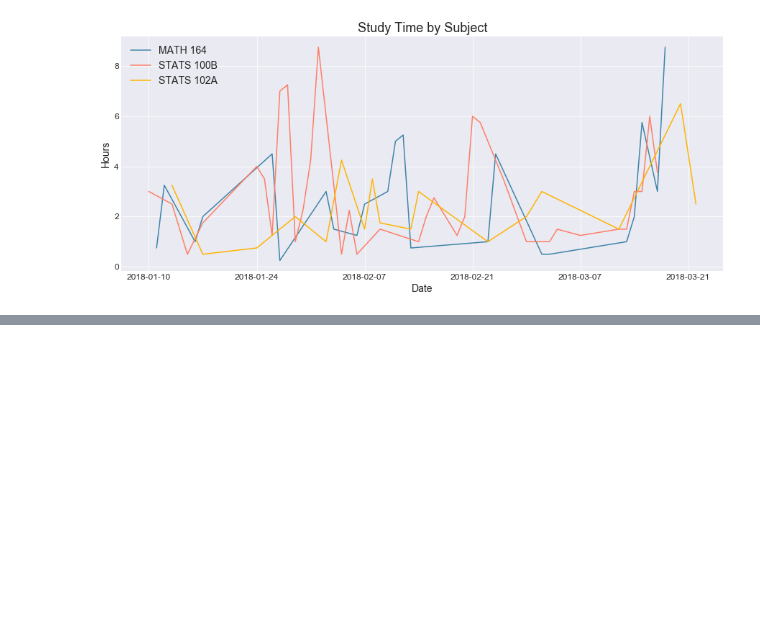
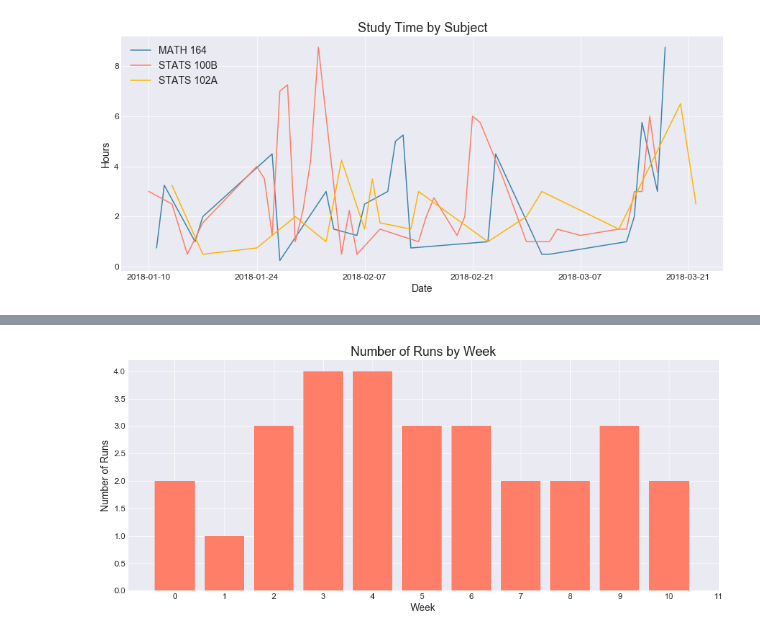
Before and after one commit to ashleyshine/ticktock, a Jupyter notebook: Winter-2018-Analysis.ipynb, the cells around one changed output, grey strips where cells are left out. Drawn from its saved outputs; the diff is of its cells as text; code cells hidden in the pictures; blank space fills up the shorter version.

```diff
--- a/Winter-2018-Analysis.ipynb
+++ b/Winter-2018-Analysis.ipynb
@@ -109,0 +159,15 @@ plt.show()
+# %%
+workouts.is_copy = False # avoid SettingWithCopyWarning
+
+workouts['total_time'] = workouts.apply(lambda x: ticktock.total_time(x), axis=1)
+
+run = workouts.apply(lambda x: ticktock.is_workout(x['Event'], "run"), axis=1)
+workouts['Run'] = run
+
+run_length = workouts.apply(lambda x: ticktock.run_length(x['Event']), axis=1)
+workouts['Run_length'] = run_length
+
+workouts = workouts.set_index(['Start_time']) # change index to date
+workouts.index = workouts.index.date
+workouts = workouts.drop(columns=['End_time'])
+workouts.tail()
@@ -109,0 +181,14 @@ plt.show()
+# %%
+workouts_by_week = ticktock.group_by_week(workouts, quarter_start, "size") # holds counts
+
+workout_time_by_week = ticktock.group_by_week(workouts, quarter_start, "sum")
+# %%
+fig, ax = ticktock.create_plot(title="Number of Runs by Week", xlabel="Week",
+                               ylabel="Number of Runs")
+
+ax.bar(x=workouts_by_week.index , height=workouts_by_week, color=tropical_colors[1]);
+ax.set_xticks(range(12))
+
+plt.show()
+# %% [output]
+[figure, added]
```
Also changed, not shown: parts of 30 cells of this notebook, 1 other file.
